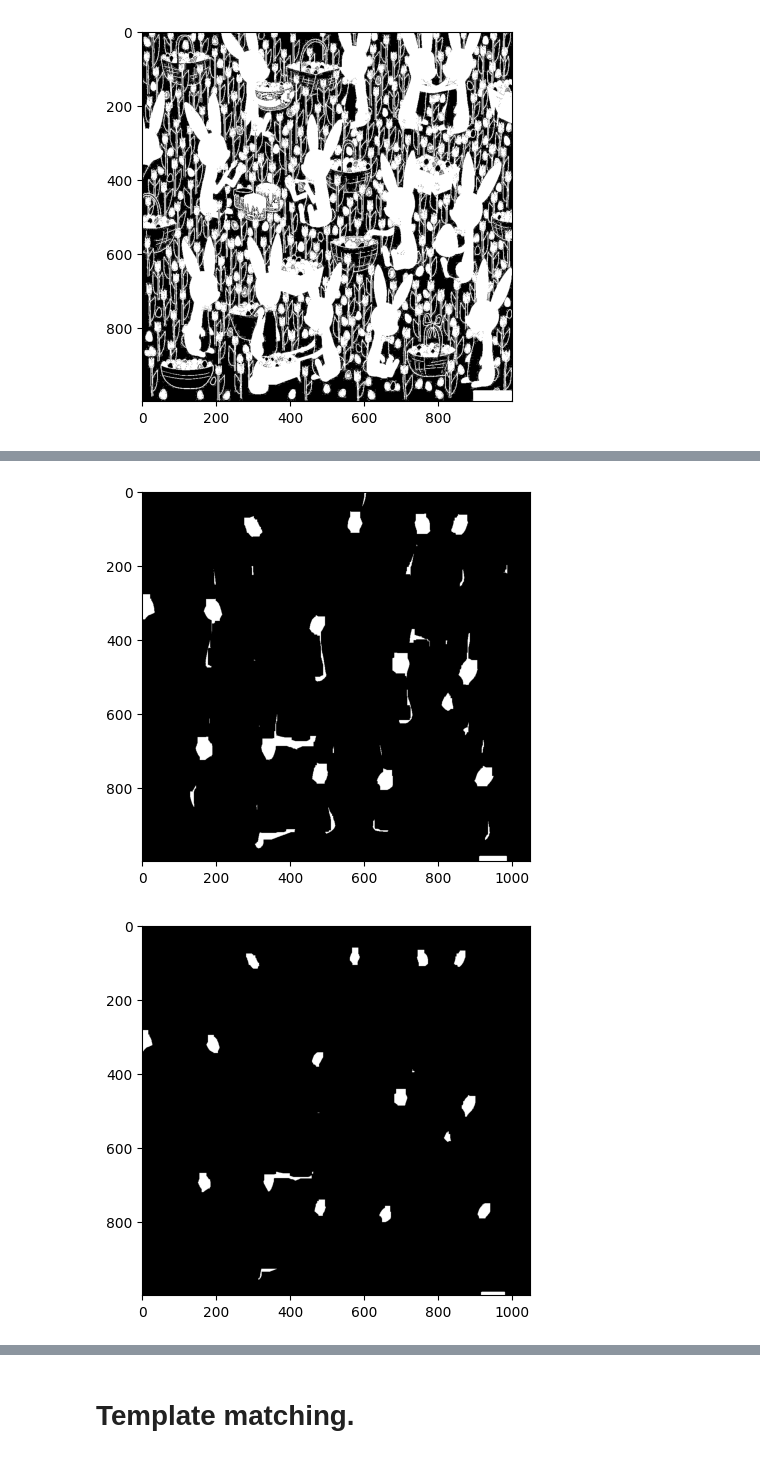
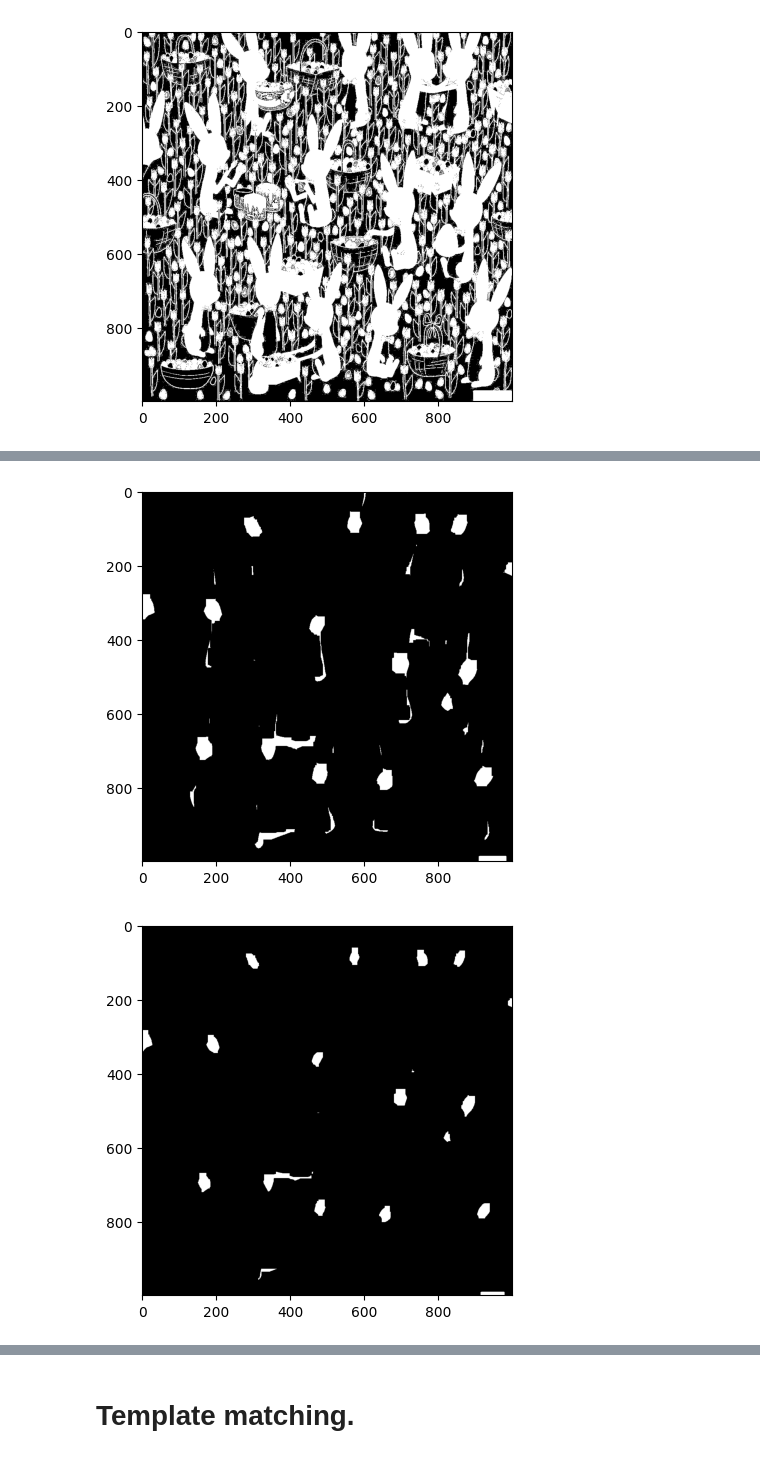
Before and after one commit to MinHius/Midterm-Digital-Image-Processing, a Jupyter notebook: MIDTERM_DIP_FINAL.ipynb, the cells around one changed output, grey strips where cells are left out. Saved outputs shown, nothing was run; the diff lists cells and outputs as text; code cells hidden in the pictures.

```diff
--- a/MIDTERM_DIP_FINAL.ipynb
+++ b/MIDTERM_DIP_FINAL.ipynb
@@ -39,16 +32,22 @@ plt.show()
 # %%
 # Erode big regions
 # including rabbit body and flowers.
 kernel_big = np.ones((30, 30), np.uint8)
-erode_body = cv2.erode(padded_img, kernel_big, iterations=1)
+erode_body = cv2.erode(thresh, kernel_big, iterations=1)
 plt.imshow(erode_body, cmap='gray')
 plt.show()
 
 # Erode remaining noises.
-kernel_small = np.ones((11, 11), np.uint8)
-erode_noise = cv2.erode(erode_body, kernel_small, iterations=1)
+kernel_medium = np.ones((11, 11), np.uint8)
+erode_noise = cv2.erode(erode_body, kernel_medium, iterations=1)
 plt.imshow(erode_noise, cmap='gray')
 plt.show()
+
+# Erode remaining noises.
+kernel_small = np.ones((5, 5), np.uint8)
+erode_dots = cv2.erode(erode_noise, kernel_small, iterations=4)
+plt.imshow(erode_dots, cmap='gray')
+plt.show()
 # %% [output]
-[figure, old version]
+[figure, new version]
-[figure, old version]
+[figure, new version]
```
Also changed, not shown: parts of 6 cells of this notebook.
